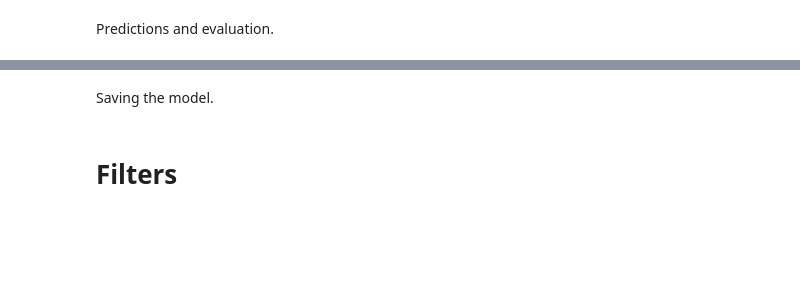
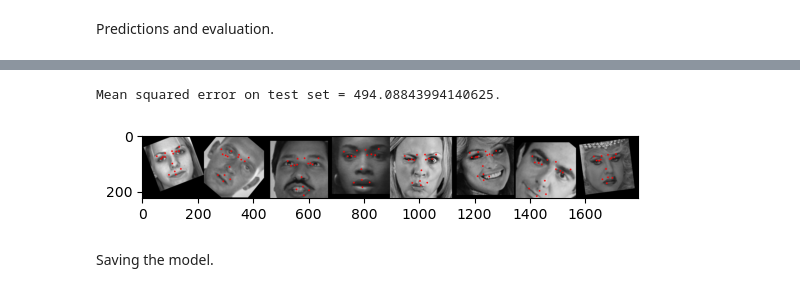
Before and after one commit to ekohachi22/CV-project3, a Jupyter notebook: testing_notebook.ipynb, the cells around one changed output, grey strips where cells are left out. Saved outputs shown, nothing was run; the diff lists cells and outputs as text; code cells hidden in the pictures; blank space fills up the shorter version.

```diff
--- a/testing_notebook.ipynb
+++ b/testing_notebook.ipynb
@@ -614,12 +536,14 @@ MemoryError: Unable to allocate 1.91 GiB for an array with shape (10240, 224, 22
 # %%
 y_pred_flat = y_pred.flatten()
+aug_y_test_flat = aug_y_test.flatten()
 
 mse4 = mean_squared_error(y_pred_flat, aug_y_test_flat)
 print(f"Mean squared error on test set = {mse4}.")
 imshow(np.concatenate([drawKeypoints(keypoints,image) for keypoints, image in zip(y_pred[8:16], aug_X_test[8:16])], 1))
+# %% [output]
+Mean squared error on test set = 494.08843994140625.
+[figure, added]
 # %% [markdown]
 Saving the model.
 # %%
 # saveModel(model, history, 'model4.json', 'model_weights4.h5', 'model_history4.pickle')
-# %% [markdown]
-# Filters
```
Also changed, not shown: parts of 54 cells of this notebook, 2 other files.
